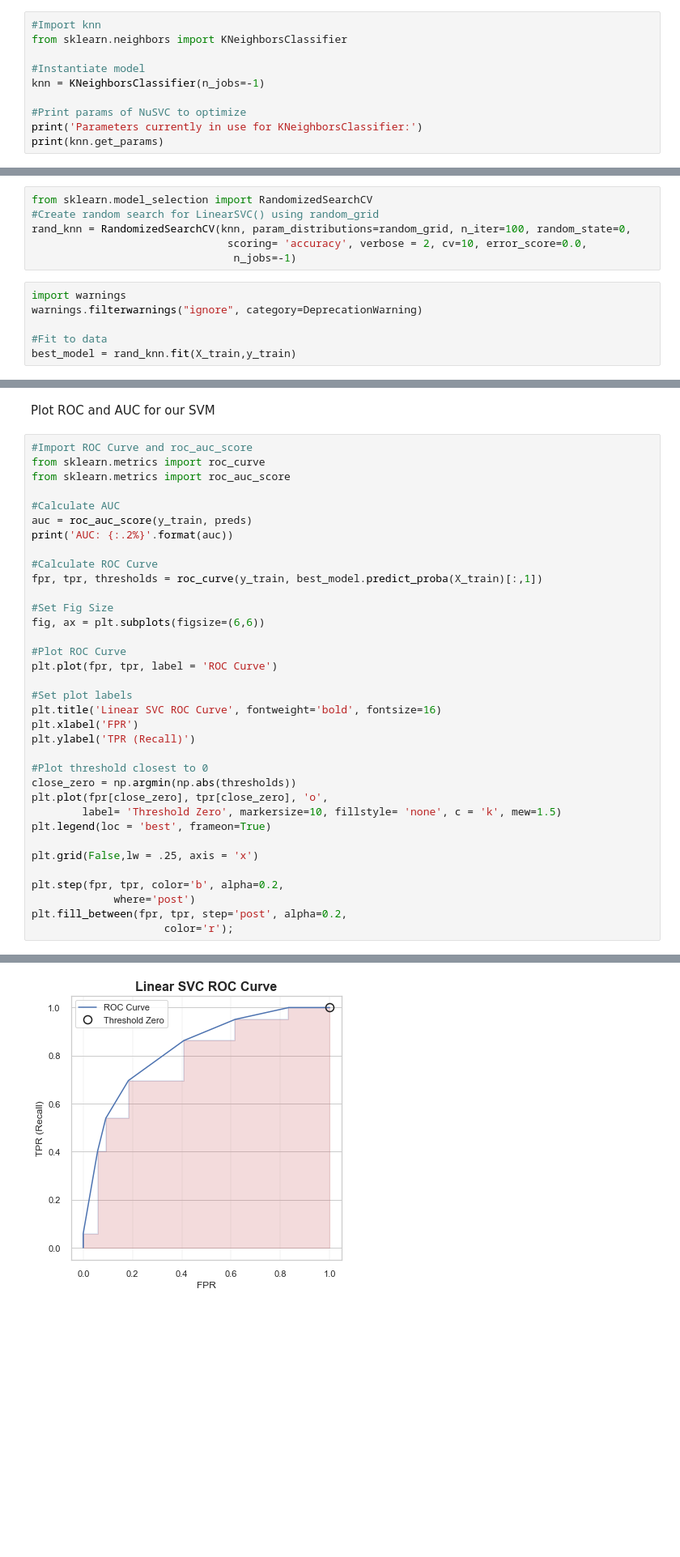
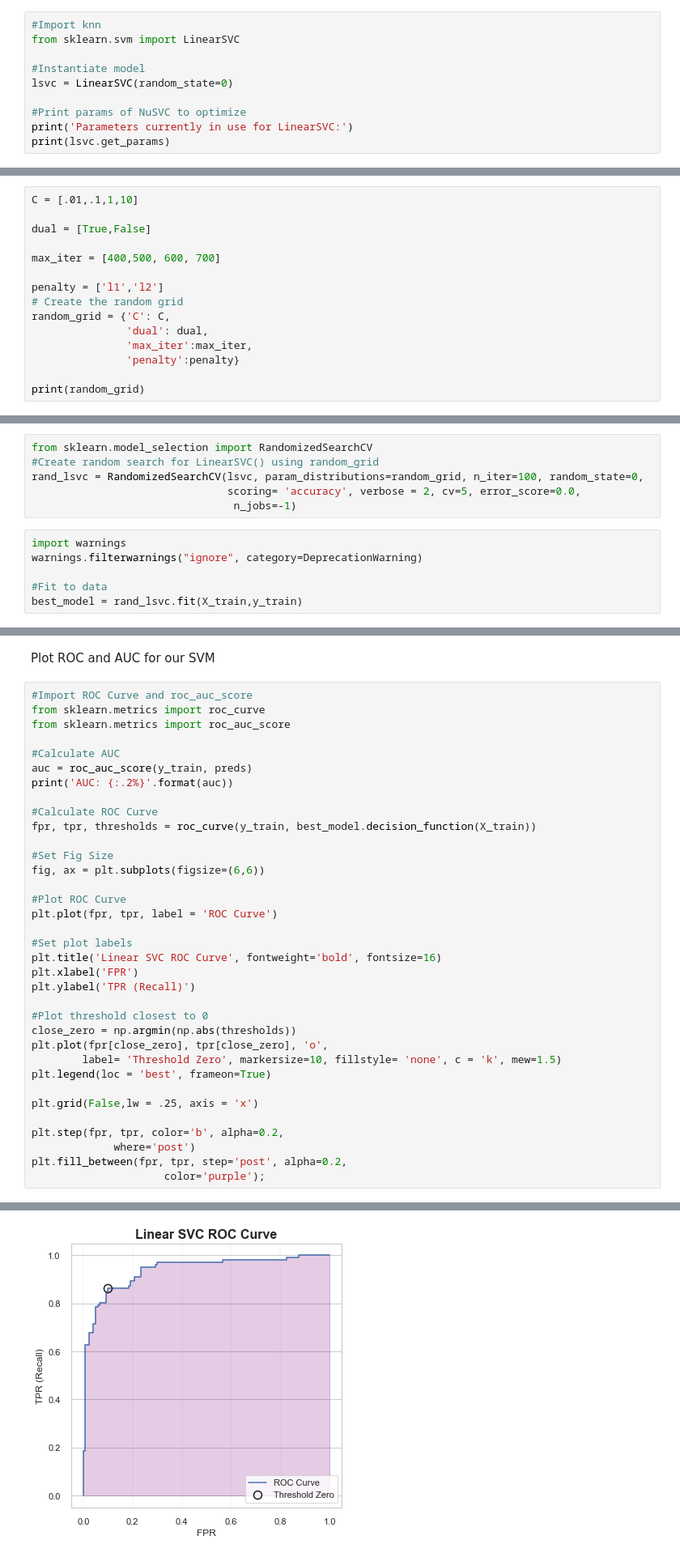
Before and after one commit to KishenSharma6/HeartDisease-Classification, a Jupyter notebook: Heart Disease - Classification.ipynb, the cells around one changed output, grey strips where cells are left out. Shown at 81% size. Saved outputs shown, nothing was run; the diff lists cells and outputs as text; blank space fills up the shorter version.

Commit message:
Changed model back to linear SVC(much better at generalizing). Updated ROC Curves and Random grid search

```diff
--- a/Heart Disease - Classification.ipynb
+++ b/Heart Disease - Classification.ipynb
@@ -681,12 +681,12 @@ Avg Score: 0.8333333333333334
 Of our base classifiers, SVC performed the best with a 88.26% accuracy but we'll go with KNN to save time on training.  We will tune it's hyper parameters to improve its performance on our data using both Random Search and Grid Search Techniques
 # %%
 #Import knn
-from sklearn.neighbors import KNeighborsClassifier
+from sklearn.svm import LinearSVC
 
 #Instantiate model
-knn = KNeighborsClassifier(n_jobs=-1)
+lsvc = LinearSVC(random_state=0)
 
 #Print params of NuSVC to optimize
-print('Parameters currently in use for KNeighborsClassifier:')
-print(knn.get_params)
+print('Parameters currently in use for LinearSVC:')
+print(lsvc.get_params)
 # %% [output]
@@ -714,0 +700,15 @@ print(random_grid)
+# %%
+C = [.01,.1,1,10]
+
+dual = [True,False]
+
+max_iter = [400,500, 600, 700]
+
+penalty = ['l1','l2']
+# Create the random grid
+random_grid = {'C': C,
+               'dual': dual,
+               'max_iter':max_iter,
+               'penalty':penalty}
+
+print(random_grid)
@@ -717,13 +719,13 @@ Run Random Search
 # %%
 from sklearn.model_selection import RandomizedSearchCV
 #Create random search for LinearSVC() using random_grid
-rand_knn = RandomizedSearchCV(knn, param_distributions=random_grid, n_iter=100, random_state=0,
-                               scoring= 'accuracy', verbose = 2, cv=10, error_score=0.0,
+rand_lsvc = RandomizedSearchCV(lsvc, param_distributions=random_grid, n_iter=100, random_state=0,
+                               scoring= 'accuracy', verbose = 2, cv=5, error_score=0.0,
                                 n_jobs=-1)
 # %%
 import warnings
 warnings.filterwarnings("ignore", category=DeprecationWarning)
 
 #Fit to data
-best_model = rand_knn.fit(X_train,y_train)
+best_model = rand_lsvc.fit(X_train,y_train)
 # %% [output]
@@ -811,7 +806,7 @@ auc = roc_auc_score(y_train, preds)
 print('AUC: {:.2%}'.format(auc))
 
 #Calculate ROC Curve
-fpr, tpr, thresholds = roc_curve(y_train, best_model.predict_proba(X_train)[:,1])
+fpr, tpr, thresholds = roc_curve(y_train, best_model.decision_function(X_train))
 
 #Set Fig Size
 fig, ax = plt.subplots(figsize=(6,6))
@@ -835,5 +830,5 @@ plt.grid(False,lw = .25, axis = 'x')
 plt.step(fpr, tpr, color='b', alpha=0.2,
              where='post')
 plt.fill_between(fpr, tpr, step='post', alpha=0.2,
-                     color='r');
+                     color='purple');
 # %% [output]
@@ -841,4 +836,4 @@ AUC: 75.64%
-[figure, old version]
+[figure, new version]
 # %% [markdown]
 Optimize Model Recall
 # %%
```
Also changed, not shown: parts of 13 cells of this notebook.
